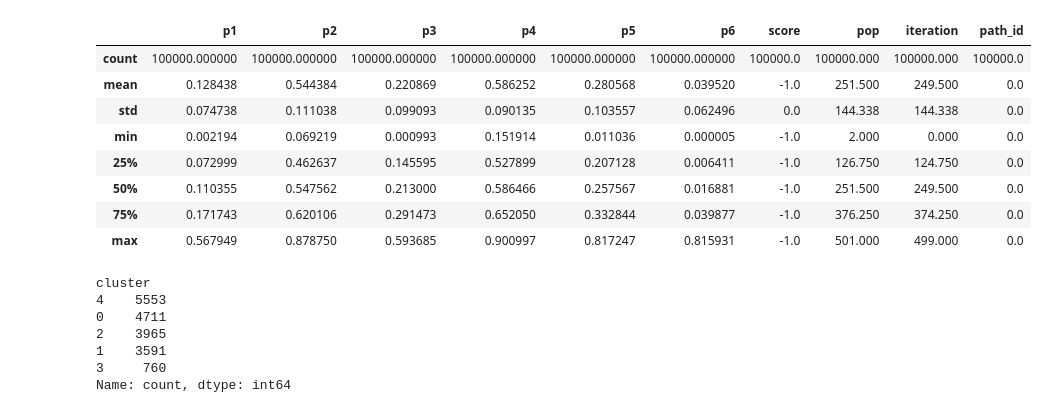
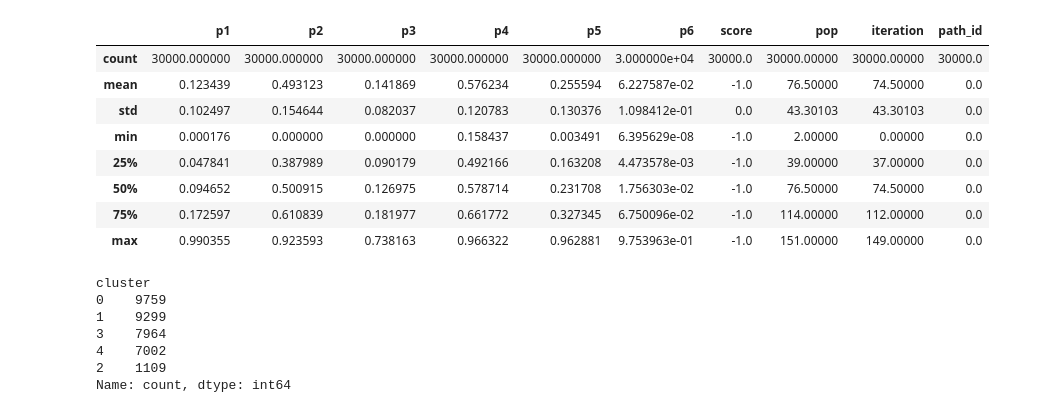
Before and after one commit to aememis/IEMA, a Jupyter notebook: code/analysis2.ipynb, the cells around one changed output. Cells and saved outputs as stored; diff of their text form; code cells hidden in the pictures.

```diff
--- a/code/analysis2.ipynb
+++ b/code/analysis2.ipynb
@@ -20,19 +25,19 @@ nd_features.shape
 # %%
 # read iterations
-with open("output/20240420_184538/20240420_184538_analysis_population.pkl", "rb") as f:
+with open(f"output/{record_timestamp}/{record_timestamp}_analysis_population.pkl", "rb") as f:
     df_iterations = pickle.load(f)
 
 df_iterations.describe()
 # %% [output]
 |  | p1 | p2 | p3 | p4 | p5 | p6 | score | pop | iteration | path_id |
-| count | 100000.000000 | 100000.000000 | 100000.000000 | 100000.000000 | 100000.000000 | 100000.000000 | 100000.0 | 100000.000 | 100000.000 | 100000.0 |
-| mean | 0.128438 | 0.544384 | 0.220869 | 0.586252 | 0.280568 | 0.039520 | -1.0 | 251.500 | 249.500 | 0.0 |
-| std | 0.074738 | 0.111038 | 0.099093 | 0.090135 | 0.103557 | 0.062496 | 0.0 | 144.338 | 144.338 | 0.0 |
-| min | 0.002194 | 0.069219 | 0.000993 | 0.151914 | 0.011036 | 0.000005 | -1.0 | 2.000 | 0.000 | 0.0 |
-| 25% | 0.072999 | 0.462637 | 0.145595 | 0.527899 | 0.207128 | 0.006411 | -1.0 | 126.750 | 124.750 | 0.0 |
-| 50% | 0.110355 | 0.547562 | 0.213000 | 0.586466 | 0.257567 | 0.016881 | -1.0 | 251.500 | 249.500 | 0.0 |
-| 75% | 0.171743 | 0.620106 | 0.291473 | 0.652050 | 0.332844 | 0.039877 | -1.0 | 376.250 | 374.250 | 0.0 |
-| max | 0.567949 | 0.878750 | 0.593685 | 0.900997 | 0.817247 | 0.815931 | -1.0 | 501.000 | 499.000 | 0.0 |
+| count | 30000.000000 | 30000.000000 | 30000.000000 | 30000.000000 | 30000.000000 | 3.000000e+04 | 30000.0 | 30000.00000 | 30000.00000 | 30000.0 |
+| mean | 0.123439 | 0.493123 | 0.141869 | 0.576234 | 0.255594 | 6.227587e-02 | -1.0 | 76.50000 | 74.50000 | 0.0 |
+| std | 0.102497 | 0.154644 | 0.082037 | 0.120783 | 0.130376 | 1.098412e-01 | 0.0 | 43.30103 | 43.30103 | 0.0 |
+| min | 0.000176 | 0.000000 | 0.000000 | 0.158437 | 0.003491 | 6.395629e-08 | -1.0 | 2.00000 | 0.00000 | 0.0 |
+| 25% | 0.047841 | 0.387989 | 0.090179 | 0.492166 | 0.163208 | 4.473578e-03 | -1.0 | 39.00000 | 37.00000 | 0.0 |
+| 50% | 0.094652 | 0.500915 | 0.126975 | 0.578714 | 0.231708 | 1.756303e-02 | -1.0 | 76.50000 | 74.50000 | 0.0 |
+| 75% | 0.172597 | 0.610839 | 0.181977 | 0.661772 | 0.327345 | 6.750096e-02 | -1.0 | 114.00000 | 112.00000 | 0.0 |
+| max | 0.990355 | 0.923593 | 0.738163 | 0.966322 | 0.962881 | 9.753963e-01 | -1.0 | 151.00000 | 149.00000 | 0.0 |
 # %%
 ######## comment out
 
@@ -61,11 +66,11 @@ with open("features_clustered_TEST.pkl", "wb") as f:
 print(df_features.cluster.value_counts())
 # %% [output]
 cluster
-4    5553
-0    4711
-2    3965
-1    3591
-3     760
+0    9759
+1    9299
+3    7964
+4    7002
+2    1109
 Name: count, dtype: int64
 # %%
 #### comment out
```
Also changed, not shown: parts of 8 cells of this notebook, 9 other files.
